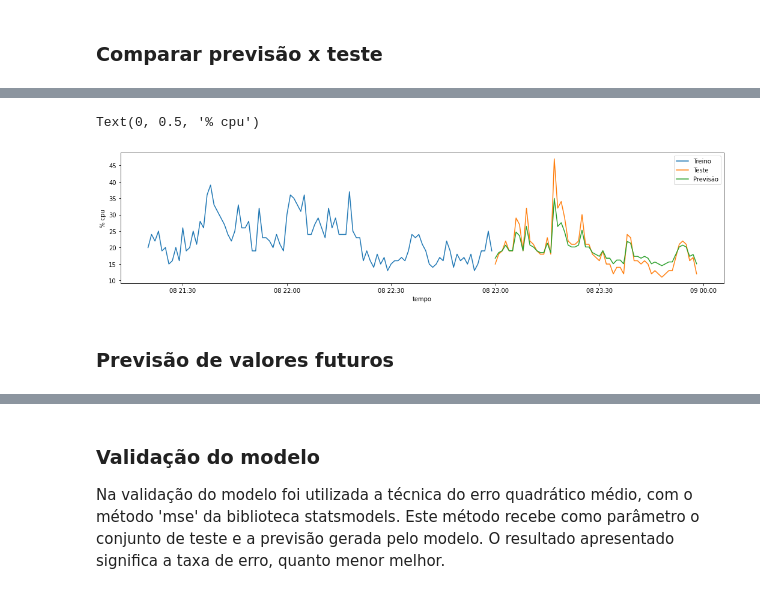
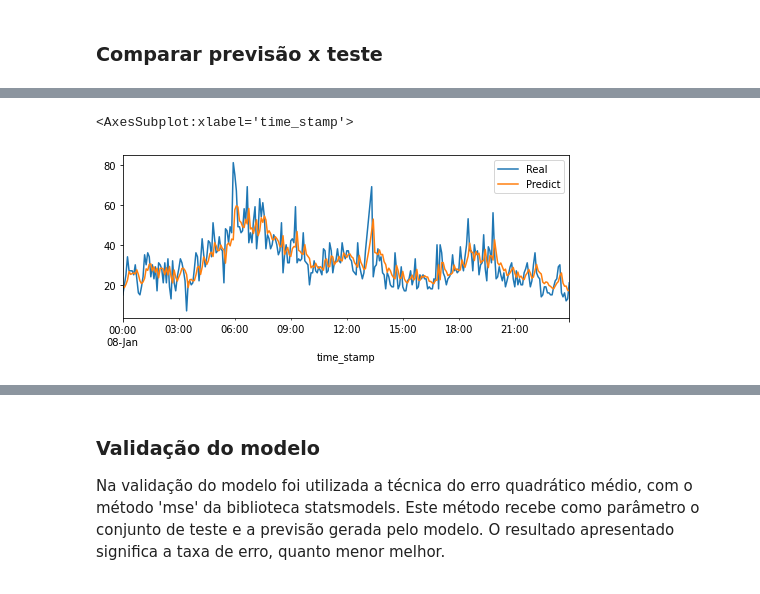
Before and after one commit to dssantos/cloud-predict, a Jupyter notebook: ARIMA103.ipynb, the cells around one changed output, grey strips where cells are left out. Saved outputs shown, nothing was run; the diff lists cells and outputs as text; code cells hidden in the pictures.

Commit message:
Implements arima models

```diff
--- a/ARIMA103.ipynb
+++ b/ARIMA103.ipynb
@@ -20,7 +26,8 @@ workload = pd.read_csv(machine,
                       'mkpi', 'net_in', 'net_out', 'disk_io_percent'])
 workload.time_stamp = pd.to_datetime(workload.time_stamp, unit='s')
 workload.set_index('time_stamp', inplace=True)
-workload = workload.resample('1min').interpolate()
+workload = workload.resample('5min').interpolate()
+workload = workload[-12*24*3:] # 5min * 12 * 24 * 3 = 3 days
 workload
 # %% [output]
 |  | machine_id | cpu | mem | mem_gps | mkpi | net_in | net_out | disk_io_percent |
@@ -41,7 +53,7 @@ workload
 ###  Separar treino e teste
 # %%
 # Separar conjunto de treino e de teste dos dadas de CPU
-test_perc = 1/(len(workload)//60)
+test_perc = 1/3
 test_len = int(len(workload)*test_perc)
 str_test_perc = f'{test_len/len(workload):0.2f}'
 train_set = workload.cpu[:-test_len]
@@ -115,7 +127,13 @@ Melhor resultado:
 ### Execução do modelo com os melhores parâmetros
 # %%
 # modelo ARIMA
-order=best_order
-model_train = ARIMA(train_set, order=order).fit()
-model_test = ARIMA(test_set, order=order).fit(model_train.params)
-model_test.params
+# faz previsões com a melhor ordem
+order = best_order
+X = [x for x in train_set]
+predictions = list()
+for i in range(len(test_set)):
+    model = ARIMA(X, order=order, enforce_stationarity=False)
+    model_fit = model.fit()
+    predict = model_fit.forecast()[0]
+    predictions.append(predict)
+    X.append(test_set[i])
@@ -127,2 +140,5 @@ dtype: float64
 # %% [markdown]
 ### Comparar previsão x teste
+# %%
+results = pd.DataFrame({'Real':test_set, 'Predict':predictions})
+results
@@ -129,15 +160,6 @@ dtype: float64
 # %%
 # compara a previsão com o conjunto de teste
-predict_set = model_test.predict().shift(-1)[:-1]
-plt.figure(figsize=(18,4))
-plt.plot(train_set[-100:])
-plt.plot(test_set[:-1])
-plt.plot(predict_set)
-plt.legend(['Treino', 'Teste', 'Previsão'])
-plt.xlabel('tempo')
-plt.ylabel('% cpu')
+results.plot(figsize=(8,3))
 # %% [output]
-Text(0, 0.5, '% cpu')
+<AxesSubplot:xlabel='time_stamp'>
-[figure, old version]
+[figure, new version]
-# %% [markdown]
-### Previsão de valores futuros
```
Also changed, not shown: parts of 11 cells of this notebook, 2 other files.
